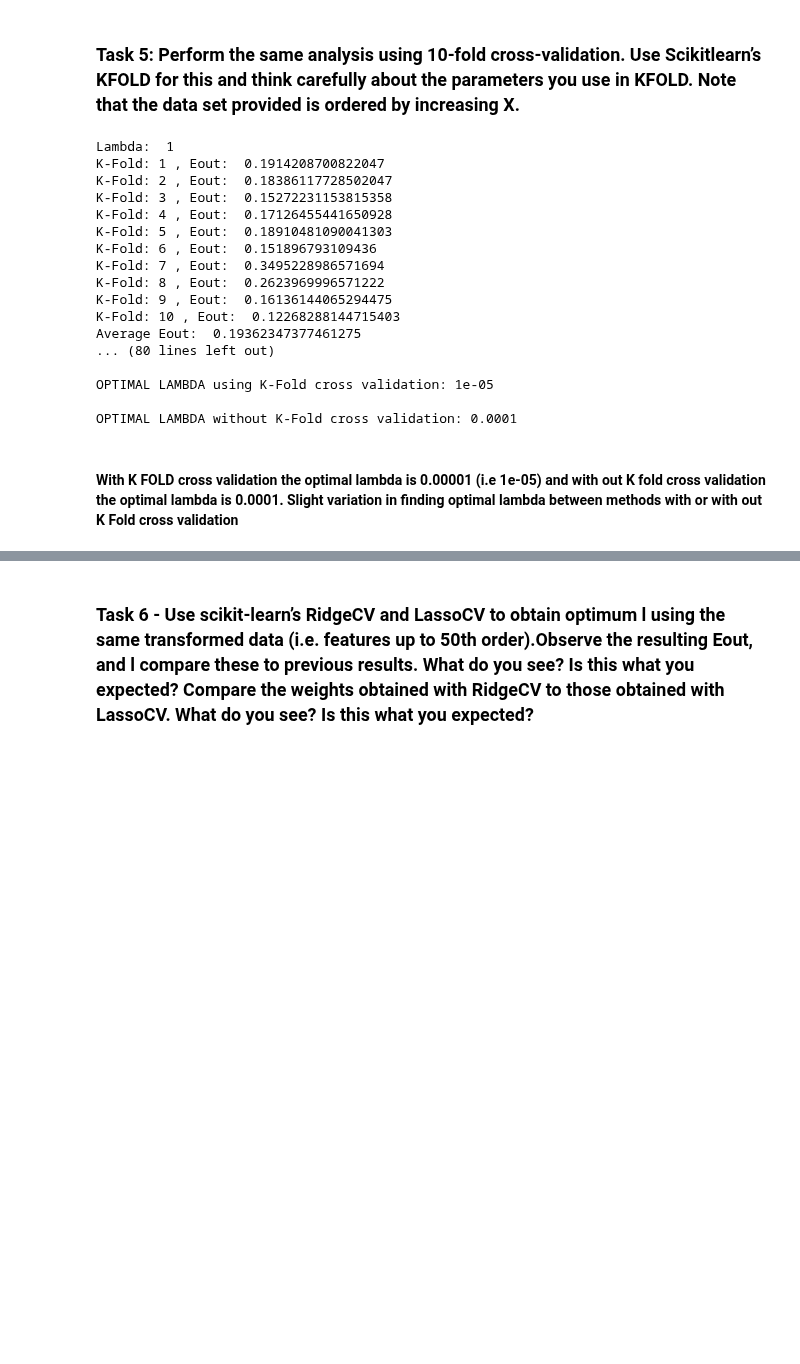
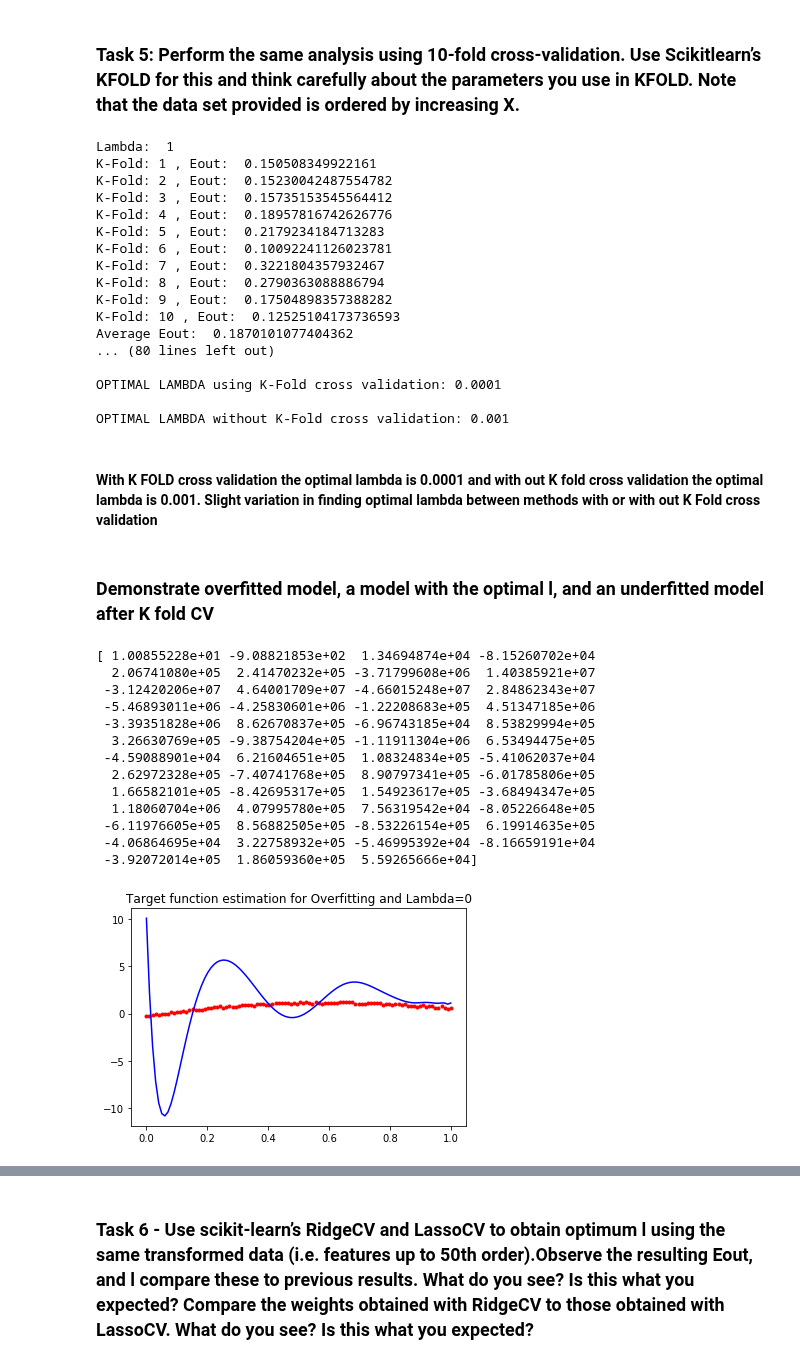
Before and after one commit to vipulpopat/MSCAI_Sem1_Etivity4, a Jupyter notebook: Etivity4_CE6002_18263003.ipynb, the cells around one changed output, grey strips where cells are left out. Saved outputs shown, nothing was run; the diff lists cells and outputs as text; code cells hidden in the pictures; blank space fills up the shorter version.

```diff
--- a/Etivity4_CE6002_18263003.ipynb
+++ b/Etivity4_CE6002_18263003.ipynb
@@ -261,25 +270,44 @@ def demonstrate_cross_validation(X,y,lambdas,num_folds=10):
 # %%
 lambdas_cv = [1, 0.1, 0.01, 0.001, 0.0001, 0.00001, 0.000001]
-demonstrate_cross_validation(X,y,lambdas_cv) # Using original lambdas with 1000 values results in kernel crash..
+optimal_lambda_CV_after_KFOLD, eout_kfold = demonstrate_cross_validation(X,y,lambdas_cv) # Using original lambdas with 1000 values results in kernel crash..
 
 print ("\nOPTIMAL LAMBDA without K-Fold cross validation: {}".format(optimal_lambda))
 # %% [output]
 Lambda:  1
-K-Fold: 1 , Eout:  0.1914208700822047
-K-Fold: 2 , Eout:  0.18386117728502047
-K-Fold: 3 , Eout:  0.15272231153815358
-K-Fold: 4 , Eout:  0.17126455441650928
-K-Fold: 5 , Eout:  0.18910481090041303
-K-Fold: 6 , Eout:  0.151896793109436
-K-Fold: 7 , Eout:  0.3495228986571694
-K-Fold: 8 , Eout:  0.2623969996571222
-K-Fold: 9 , Eout:  0.16136144065294475
-K-Fold: 10 , Eout:  0.12268288144715403
-Average Eout:  0.19362347377461275
+K-Fold: 1 , Eout:  0.150508349922161
+K-Fold: 2 , Eout:  0.15230042487554782
+K-Fold: 3 , Eout:  0.15735153545564412
+K-Fold: 4 , Eout:  0.18957816742626776
+K-Fold: 5 , Eout:  0.2179234184713283
+K-Fold: 6 , Eout:  0.10092241126023781
+K-Fold: 7 , Eout:  0.3221804357932467
+K-Fold: 8 , Eout:  0.2790363088886794
+K-Fold: 9 , Eout:  0.17504898357388282
+K-Fold: 10 , Eout:  0.12525104173736593
+Average Eout:  0.1870101077404362
 ... (80 lines left out)
 
-OPTIMAL LAMBDA using K-Fold cross validation: 1e-05
+OPTIMAL LAMBDA using K-Fold cross validation: 0.0001
 
-OPTIMAL LAMBDA without K-Fold cross validation: 0.0001
+OPTIMAL LAMBDA without K-Fold cross validation: 0.001
 # %% [markdown]
-#### With K FOLD cross validation the optimal lambda is 0.00001 (i.e 1e-05) and with out K fold cross validation the optimal lambda is 0.0001. Slight variation in finding optimal lambda between methods with or with out K Fold cross validation
+#### With K FOLD cross validation the optimal lambda is 0.0001 and with out K fold cross validation the optimal lambda is 0.001. Slight variation in finding optimal lambda between methods with or with out K Fold cross validation
+# %% [markdown]
+### Demonstrate overfitted model, a model with the optimal l, and an underfitted model after K fold CV
+# %%
+demonstrate_overfitting_and_underfitting(X,y,0,"Overfitting")
+# %% [output]
+[ 1.00855228e+01 -9.08821853e+02  1.34694874e+04 -8.15260702e+04
+  2.06741080e+05  2.41470232e+05 -3.71799608e+06  1.40385921e+07
+ -3.12420206e+07  4.64001709e+07 -4.66015248e+07  2.84862343e+07
+ -5.46893011e+06 -4.25830601e+06 -1.22208683e+05  4.51347185e+06
+ -3.39351828e+06  8.62670837e+05 -6.96743185e+04  8.53829994e+05
+  3.26630769e+05 -9.38754204e+05 -1.11911304e+06  6.53494475e+05
+ -4.59088901e+04  6.21604651e+05  1.08324834e+05 -5.41062037e+04
+  2.62972328e+05 -7.40741768e+05  8.90797341e+05 -6.01785806e+05
+  1.66582101e+05 -8.42695317e+05  1.54923617e+05 -3.68494347e+05
+  1.18060704e+06  4.07995780e+05  7.56319542e+04 -8.05226648e+05
+ -6.11976605e+05  8.56882505e+05 -8.53226154e+05  6.19914635e+05
+ -4.06864695e+04  3.22758932e+05 -5.46995392e+04 -8.16659191e+04
+ -3.92072014e+05  1.86059360e+05  5.59265666e+04]
+[figure, added]
```
Also changed, not shown: parts of 25 cells of this notebook, 2 other files.
